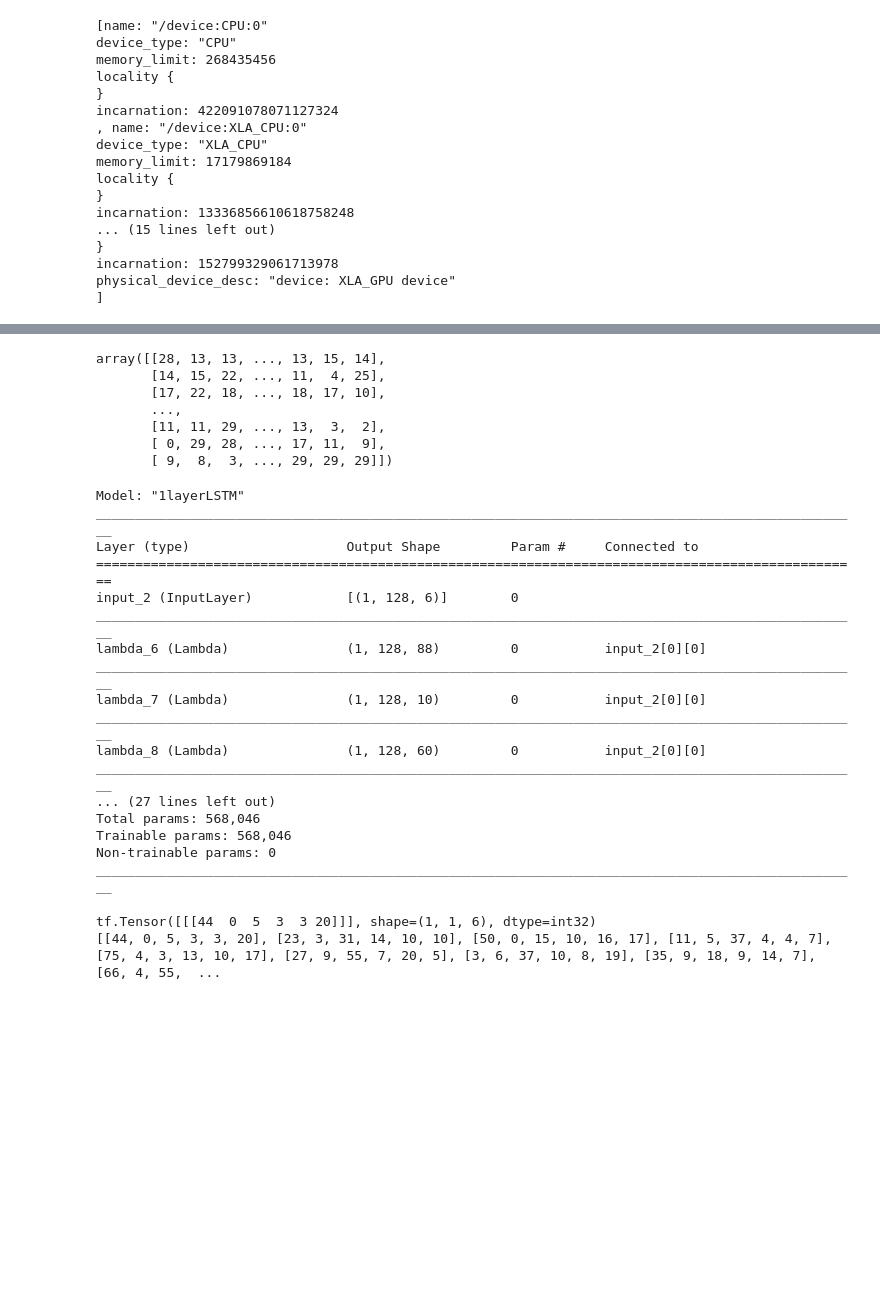
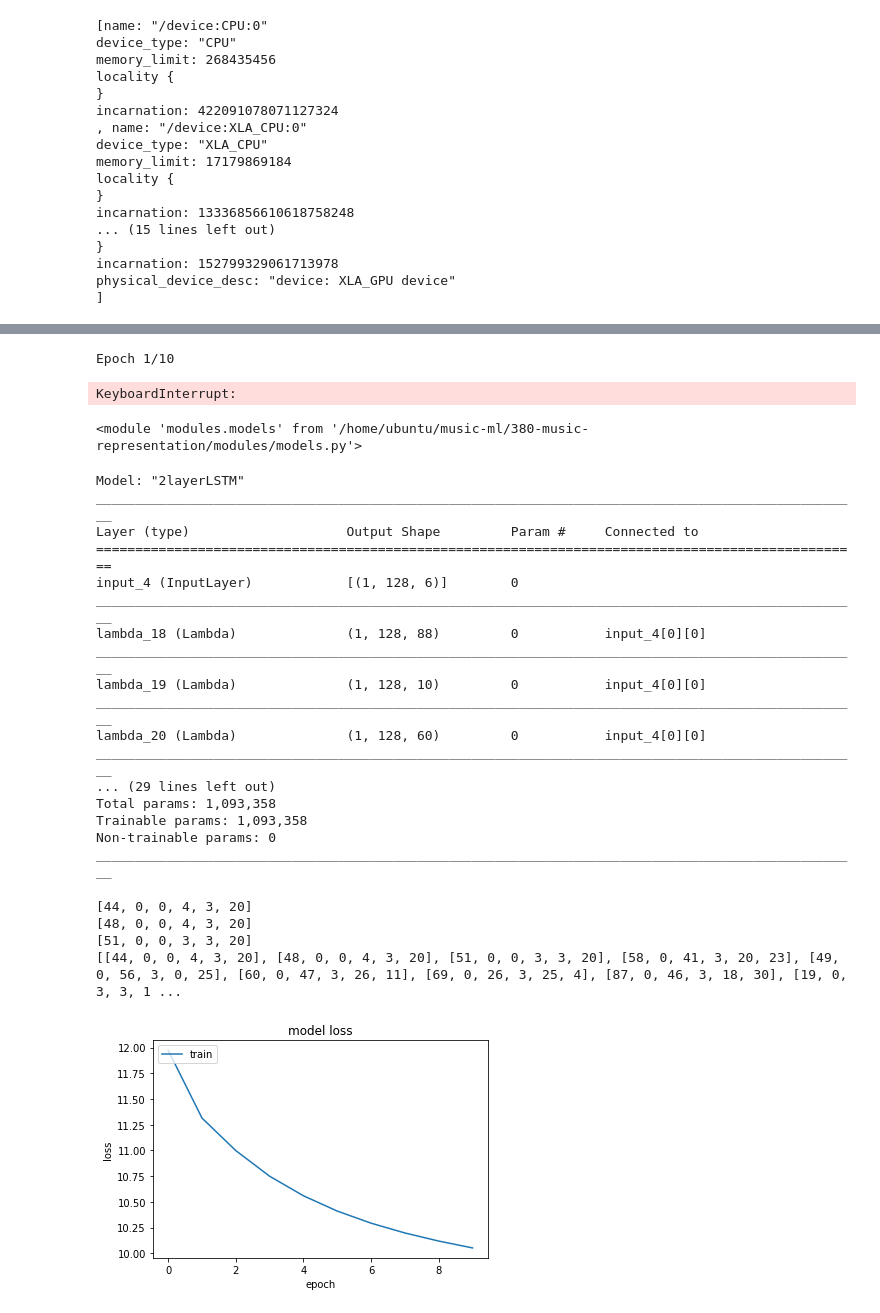
Before and after one commit to aleathwick/380-music-representation, a Jupyter notebook: data_exploration1.ipynb, the cells around one changed output, grey strips where cells are left out. Cells and saved outputs as stored; diff of their text form; code cells hidden in the pictures; blank space fills up the shorter version.

Commit message:
can predict with multiple notes to start off network

```diff
--- a/data_exploration1.ipynb
+++ b/data_exploration1.ipynb
@@ -64,7 +60,7 @@ filenames = list(maestro['midi_filename'])
 # %%
 # or process data set
 data_path = 'C:/Users\Andrew/Documents/mlprojects/Datasets/MaestroV2.00/maestro-v2.0.0/'
-examples = files2note_bin_examples(data_path, skip=1)
+examples = files2note_bin_examples(data_path, skip=1, speed=0.9)
 print(len(examples))
 # %%
 # store examples in json format
@@ -102,56 +98,54 @@ ________________________________________________________________________________
 # %%
 model2.compile(optimizer='Adam', loss='sparse_categorical_crossentropy', metrics=['accuracy'])
 # checkpoint = tf.keras.callbacks.ModelCheckpoint("weights/model1/{epoch:02d}-{train_loss:.2f}.hdf5", monitor='train_loss', verbose=2, save_best_only=True, save_weights_only=True)
-history = model2.fit_generator(training_generator, epochs=1)
+history = model2.fit_generator(training_generator, epochs=10)
 model2.save_weights('weights/note_bin/model2_10epochs256state2layer.h5')
+# %% [output]
+Epoch 1/10
+KeyboardInterrupt:
-# %%
-[Y[:,:,i] for i in range(6)][4]
-# %% [output]
-array([[28, 13, 13, ..., 13, 15, 14],
-       [14, 15, 22, ..., 11,  4, 25],
-       [17, 22, 18, ..., 18, 17, 10],
-       ...,
-       [11, 11, 29, ..., 13,  3,  2],
-       [ 0, 29, 28, ..., 17, 11,  9],
-       [ 9,  8,  3, ..., 29, 29, 29]])
 # %%
 # This works just like this:
-try:
-    reload(models)
-except:
-    print('reload failed')
-    import modules.models as models
+import modules.models as models
+reload(models)
+# %% [output]
+<module 'modules.models' from '/home/ubuntu/music-ml/380-music-representation/modules/models.py'>
 # %%
 # tf.train.latest_checkpoint('weights\first_attempt')
-
-prediction_model = models.create_model1(batch_size=1, stateful=True, hidden_state_size=hidden_state)
+prediction_model = models.create_model1(batch_size=1, stateful=True, hidden_state_size=hidden_state, lstm_layers=lstm_layers)
 # %% [output]
-Model: "1layerLSTM"
+Model: "2layerLSTM"
 __________________________________________________________________________________________________
 Layer (type)                    Output Shape         Param #     Connected to
 ==================================================================================================
-input_2 (InputLayer)            [(1, 128, 6)]        0
+input_4 (InputLayer)            [(1, 128, 6)]        0
 __________________________________________________________________________________________________
-lambda_6 (Lambda)               (1, 128, 88)         0           input_2[0][0]
+lambda_18 (Lambda)              (1, 128, 88)         0           input_4[0][0]
 __________________________________________________________________________________________________
-lambda_7 (Lambda)               (1, 128, 10)         0           input_2[0][0]
+lambda_19 (Lambda)              (1, 128, 10)         0           input_4[0][0]
 __________________________________________________________________________________________________
-lambda_8 (Lambda)               (1, 128, 60)         0           input_2[0][0]
+lambda_20 (Lambda)              (1, 128, 60)         0           input_4[0][0]
 __________________________________________________________________________________________________
-... (27 lines left out)
-Total params: 568,046
-Trainable params: 568,046
+... (29 lines left out)
+Total params: 1,093,358
+Trainable params: 1,093,358
 Non-trainable params: 0
 __________________________________________________________________________________________________
 # %%
-prediction_model.load_weights('weights/note_bin/model2_10epochs256state.h5')
-temperatures = [2.2, 0.4, 0.5, 0.5, 0.5, 0.5]
-input_note = [44,0,5,3,3,20]
-new_seq = models.generate_music(prediction_model, temperatures, input_note)
+prediction_model.load_weights('weights/note_bin/model2_10epochs256state2layer.h5')
+# temperatures = [0.1] * 6
+temperatures = [5, 0.12, 0.12, 0.1, 0.1, 5]
+input_notes = [[44,0,0,4,3,20], [48,0,0,4,3,20], [51,0,0,3,3,20],[56,0,5,3,3,20]]
+new_seq = models.generate_music(prediction_model, temperatures, input_notes)
 ns = [[int(a) for a in note] for note in new_seq]
 print(ns)
 pm = note_bin2pm(ns)
 pm.write(f'midi/model2/{temperatures}b.mid')
 # %% [output]
-tf.Tensor([[[44  0  5  3  3 20]]], shape=(1, 1, 6), dtype=int32)
-[[44, 0, 5, 3, 3, 20], [23, 3, 31, 14, 10, 10], [50, 0, 15, 10, 16, 17], [11, 5, 37, 4, 4, 7], [75, 4, 3, 13, 10, 17], [27, 9, 55, 7, 20, 5], [3, 6, 37, 10, 8, 19], [35, 9, 18, 9, 14, 7], [66, 4, 55,  ...
+[44, 0, 0, 4, 3, 20]
+[48, 0, 0, 4, 3, 20]
+[51, 0, 0, 3, 3, 20]
+[[44, 0, 0, 4, 3, 20], [48, 0, 0, 4, 3, 20], [51, 0, 0, 3, 3, 20], [58, 0, 41, 3, 20, 23], [49, 0, 56, 3, 0, 25], [60, 0, 47, 3, 26, 11], [69, 0, 26, 3, 25, 4], [87, 0, 46, 3, 18, 30], [19, 0, 3, 3, 1 ...
+# %%
+models.plt_metric(history)
+# %% [output]
+[figure, added]
```
Also changed, not shown: parts of 5 cells of this notebook, 3 other files.
